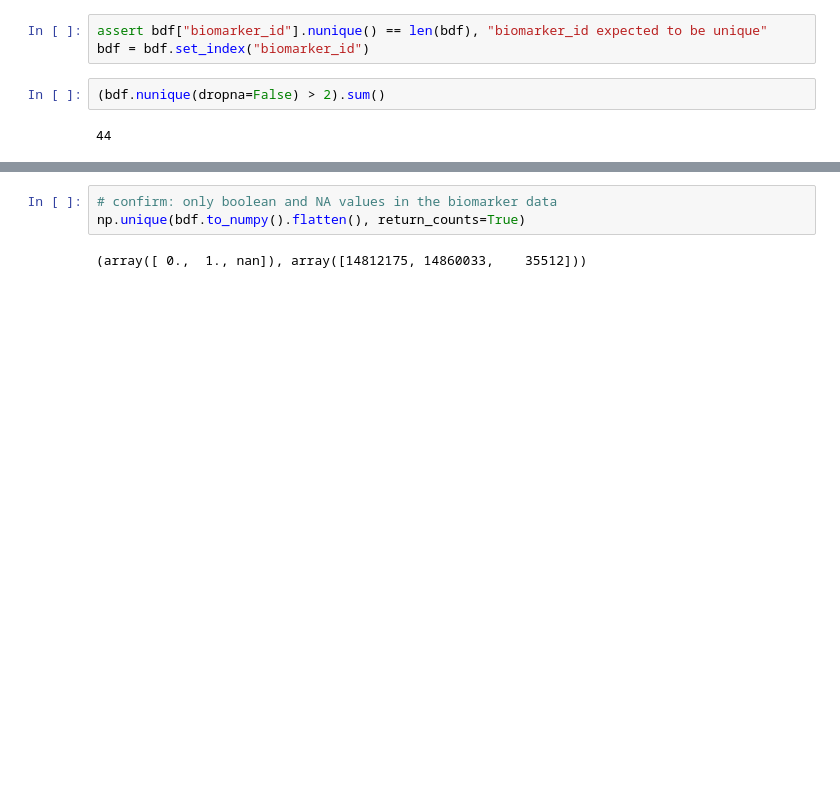
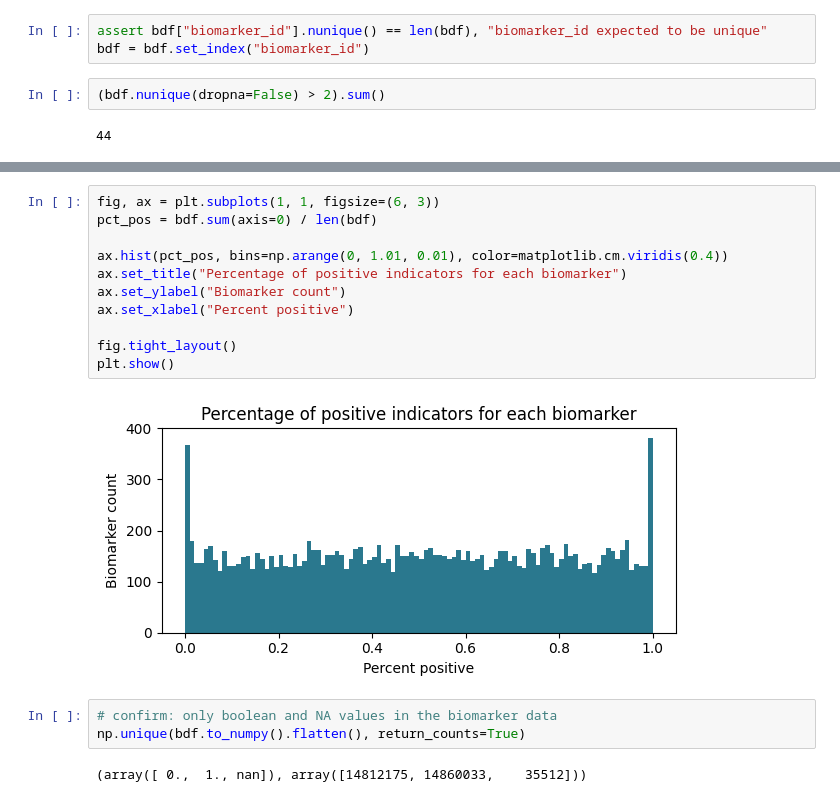
Before and after one commit to levon003/biomarker-case-study, a Jupyter notebook: notebook/DataExploration.ipynb, the cells around one changed output, grey strips where cells are left out. Saved outputs shown, nothing was run; the diff lists cells and outputs as text; blank space fills up the shorter version.

```diff
--- a/notebook/DataExploration.ipynb
+++ b/notebook/DataExploration.ipynb
@@ -63,3 +64,16 @@ plt.show()
+# %%
+fig, ax = plt.subplots(1, 1, figsize=(6, 3))
+pct_pos = bdf.sum(axis=0) / len(bdf)
+
+ax.hist(pct_pos, bins=np.arange(0, 1.01, 0.01), color=matplotlib.cm.viridis(0.4))
+ax.set_title("Percentage of positive indicators for each biomarker")
+ax.set_ylabel("Biomarker count")
+ax.set_xlabel("Percent positive")
+
+fig.tight_layout()
+plt.show()
+# %% [output]
+[figure, added]
 # %%
 # confirm: only boolean and NA values in the biomarker data
 np.unique(bdf.to_numpy().flatten(), return_counts=True)
```
Also changed, not shown: parts of 15 cells of this notebook, 2 other files.
